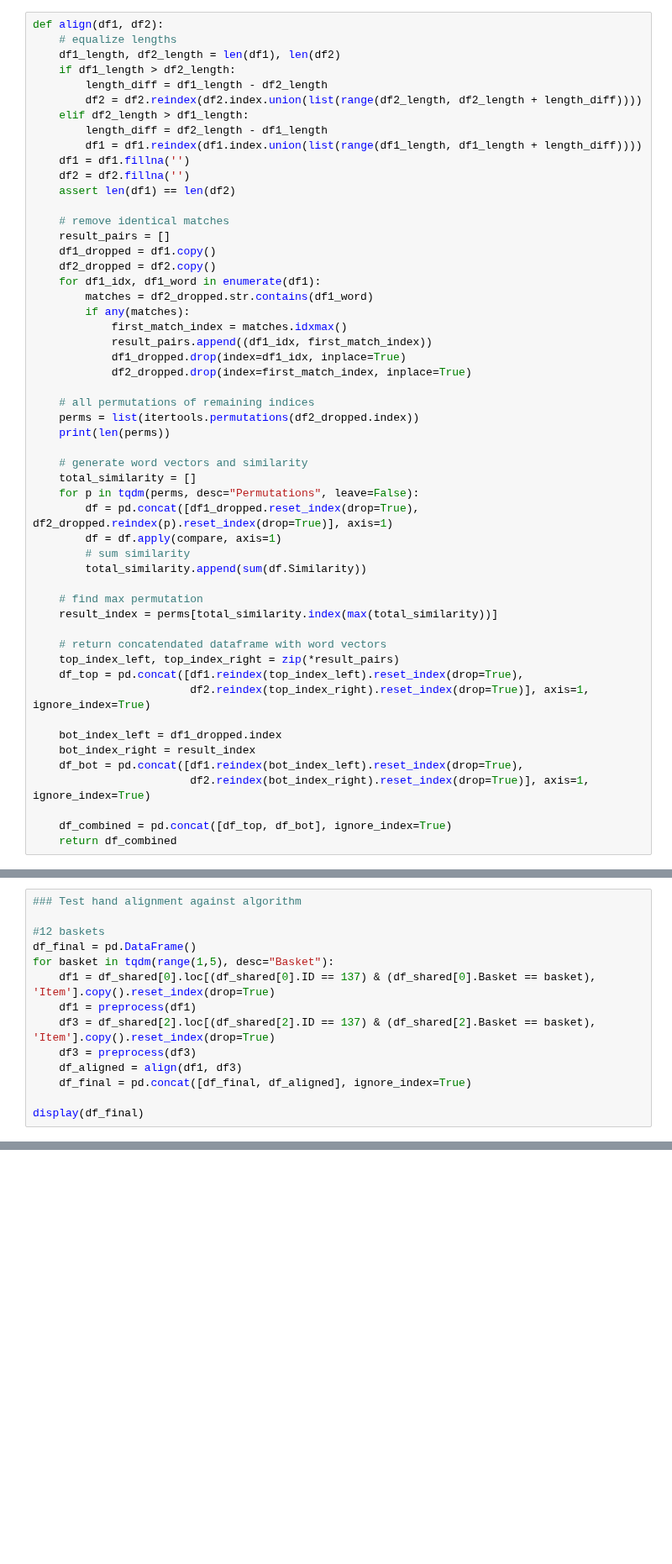
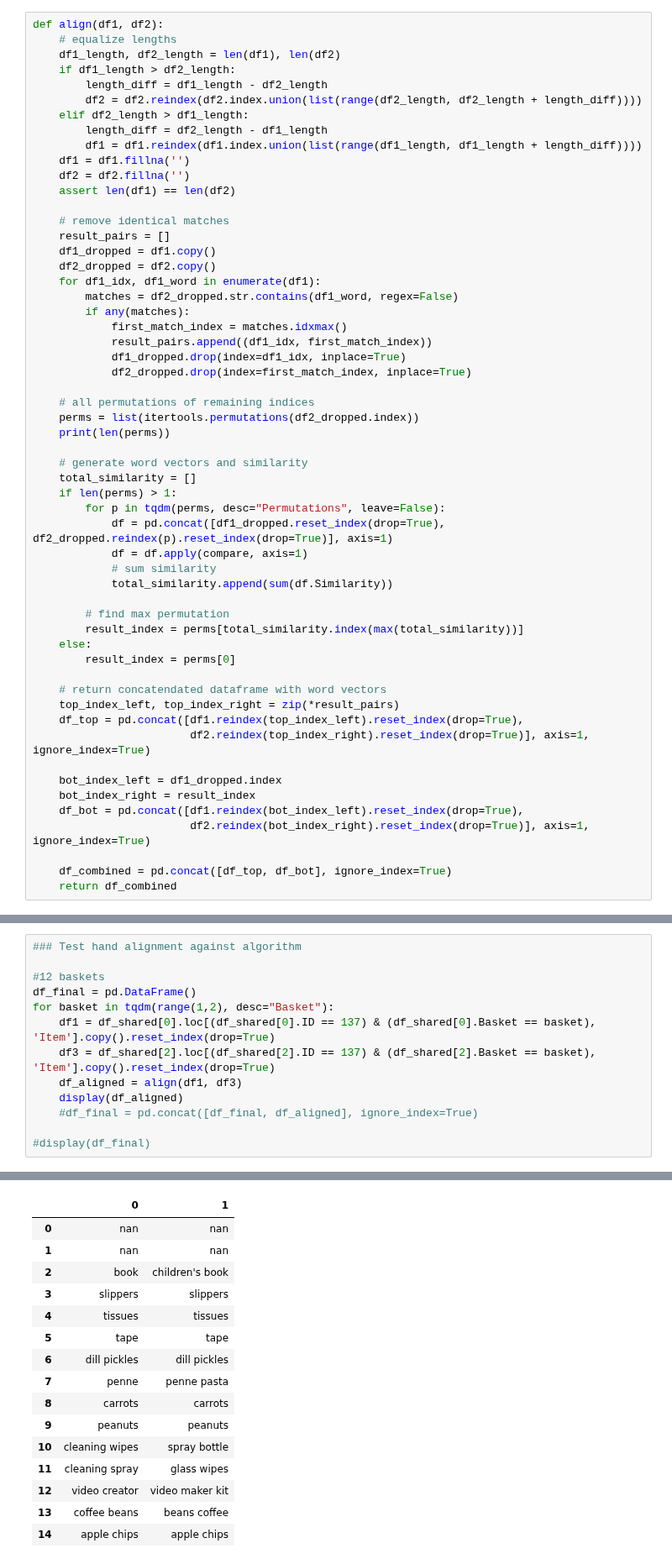
Before and after one commit to jjailer/grocery-receipt-data-cleaning, a Jupyter notebook: Scripts/merge.ipynb, the cells around one changed output, grey strips where cells are left out. Shown at 84% size. Drawn from its saved outputs; the diff is of its cells as text; blank space fills up the shorter version.

```diff
--- a/Scripts/merge.ipynb
+++ b/Scripts/merge.ipynb
@@ -102,7 +84,7 @@ def align(df1, df2):
     df1_dropped = df1.copy()
     df2_dropped = df2.copy()
     for df1_idx, df1_word in enumerate(df1):
-        matches = df2_dropped.str.contains(df1_word)
+        matches = df2_dropped.str.contains(df1_word, regex=False)
         if any(matches):
             first_match_index = matches.idxmax()
             result_pairs.append((df1_idx, first_match_index))
@@ -115,14 +97,17 @@ def align(df1, df2):
 
     # generate word vectors and similarity
     total_similarity = []
-    for p in tqdm(perms, desc="Permutations", leave=False):
-        df = pd.concat([df1_dropped.reset_index(drop=True), df2_dropped.reindex(p).reset_index(drop=True)], axis=1)
-        df = df.apply(compare, axis=1)
-        # sum similarity
-        total_similarity.append(sum(df.Similarity))
+    if len(perms) > 1:
+        for p in tqdm(perms, desc="Permutations", leave=False):
+            df = pd.concat([df1_dropped.reset_index(drop=True), df2_dropped.reindex(p).reset_index(drop=True)], axis=1)
+            df = df.apply(compare, axis=1)
+            # sum similarity
+            total_similarity.append(sum(df.Similarity))
 
-    # find max permutation
-    result_index = perms[total_similarity.index(max(total_similarity))]
+        # find max permutation
+        result_index = perms[total_similarity.index(max(total_similarity))]
+    else:
+        result_index = perms[0]
 
     # return concatendated dataframe with word vectors
     top_index_left, top_index_right = zip(*result_pairs)
@@ -176,14 +158,13 @@ display(df_hand_aligned)
 
 #12 baskets
 df_final = pd.DataFrame()
-for basket in tqdm(range(1,5), desc="Basket"):
+for basket in tqdm(range(1,2), desc="Basket"):
     df1 = df_shared[0].loc[(df_shared[0].ID == 137) & (df_shared[0].Basket == basket), 'Item'].copy().reset_index(drop=True)
-    df1 = preprocess(df1)
     df3 = df_shared[2].loc[(df_shared[2].ID == 137) & (df_shared[2].Basket == basket), 'Item'].copy().reset_index(drop=True)
-    df3 = preprocess(df3)
     df_aligned = align(df1, df3)
-    df_final = pd.concat([df_final, df_aligned], ignore_index=True)
+    display(df_aligned)
+    #df_final = pd.concat([df_final, df_aligned], ignore_index=True)
 
-display(df_final)
+#display(df_final)
 # %% [output]
 120
@@ -193,3 +171,19 @@ AttributeError: 'DataFrame' object has no attribute 'Similarity'
+|  | 0 | 1 |
+| 0 | nan | nan |
+| 1 | nan | nan |
+| 2 | book | children's book |
+| 3 | slippers | slippers |
+| 4 | tissues | tissues |
+| 5 | tape | tape |
+| 6 | dill pickles | dill pickles |
+| 7 | penne | penne pasta |
+| 8 | carrots | carrots |
+| 9 | peanuts | peanuts |
+| 10 | cleaning wipes | spray bottle |
+| 11 | cleaning spray | glass wipes |
+| 12 | video creator | video maker kit |
+| 13 | coffee beans | beans coffee |
+| 14 | apple chips | apple chips |
 # %%
 display(pd.concat([df_shared[0].loc[(df_shared[0].ID == 137) & (df_shared[0].Basket == 7), 'Item'].reset_index(drop=True),
                    df_shared[2].loc[(df_shared[2].ID == 137) & (df_shared[2].Basket == 7), 'Item'].reset_index(drop=True)],
```
Also changed, not shown: parts of 7 cells of this notebook, 1 other file.
